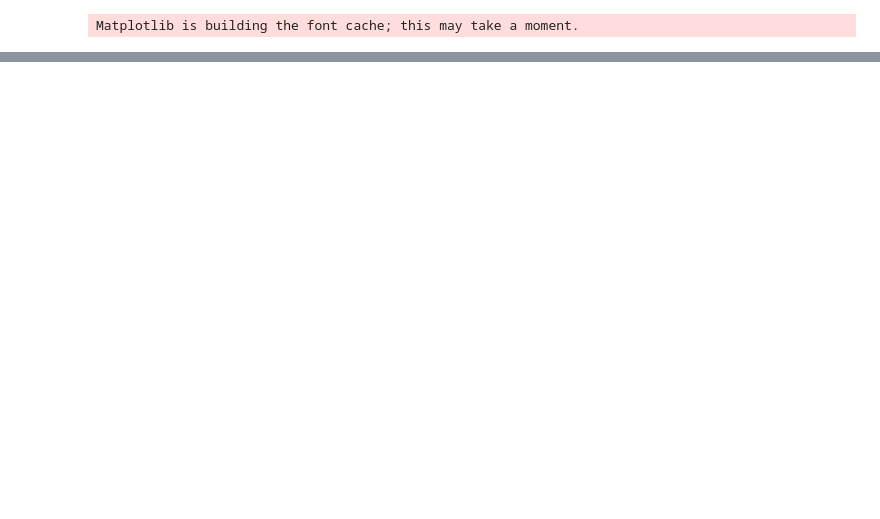
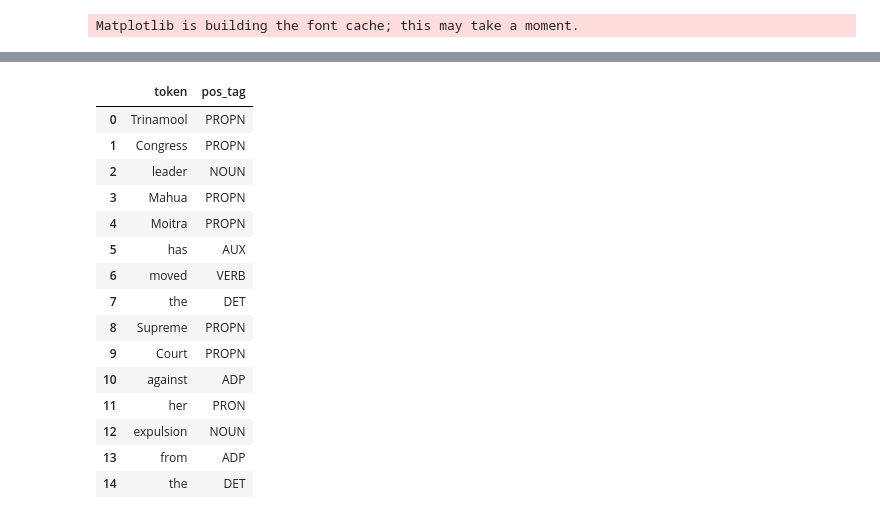
Before and after one commit to Devil-99/AI-Engineer-Course, a Jupyter notebook: src/practice.ipynb, the cells around one changed output, grey strips where cells are left out. Cells and saved outputs as stored; diff of their text form; code cells hidden in the pictures; blank space fills up the shorter version.

```diff
--- a/src/practice.ipynb
+++ b/src/practice.ipynb
@@ -194,0 +201,6 @@ Name: count, dtype: int64
+# %%
+nlp = spacy.load("en_core_web_sm")
+# %%
+spacy_document = nlp(no_pun_paragraph)
+for token in spacy_document:
+    print(token.text, "-", token.pos_)
@@ -194,0 +225,26 @@ Name: count, dtype: int64
+# %%
+pos_df = pd.DataFrame(columns=['token','pos_tag'])
+for token in spacy_document:
+    pos_df = pd.concat([pos_df,
+                        pd.DataFrame.from_records([{
+                            'token': token.text,
+                            'pos_tag': token.pos_
+                        }])], ignore_index=True)
+pos_df.head(15)
+# %% [output]
+|  | token | pos_tag |
+| 0 | Trinamool | PROPN |
+| 1 | Congress | PROPN |
+| 2 | leader | NOUN |
+| 3 | Mahua | PROPN |
+| 4 | Moitra | PROPN |
+| 5 | has | AUX |
+| 6 | moved | VERB |
+| 7 | the | DET |
+| 8 | Supreme | PROPN |
+| 9 | Court | PROPN |
+| 10 | against | ADP |
+| 11 | her | PRON |
+| 12 | expulsion | NOUN |
+| 13 | from | ADP |
+| 14 | the | DET |
```
Also changed, not shown: parts of 28 cells of this notebook, 1 other file.
